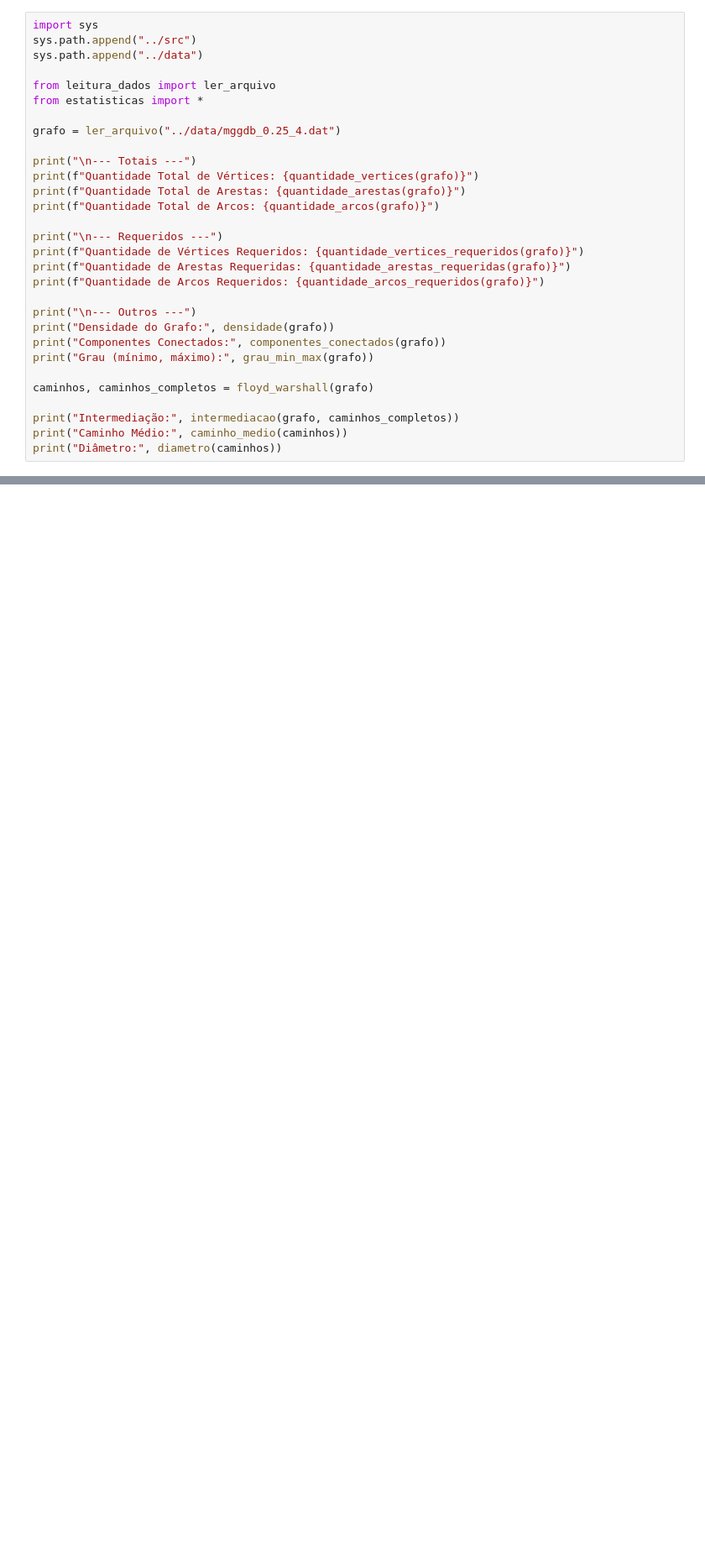
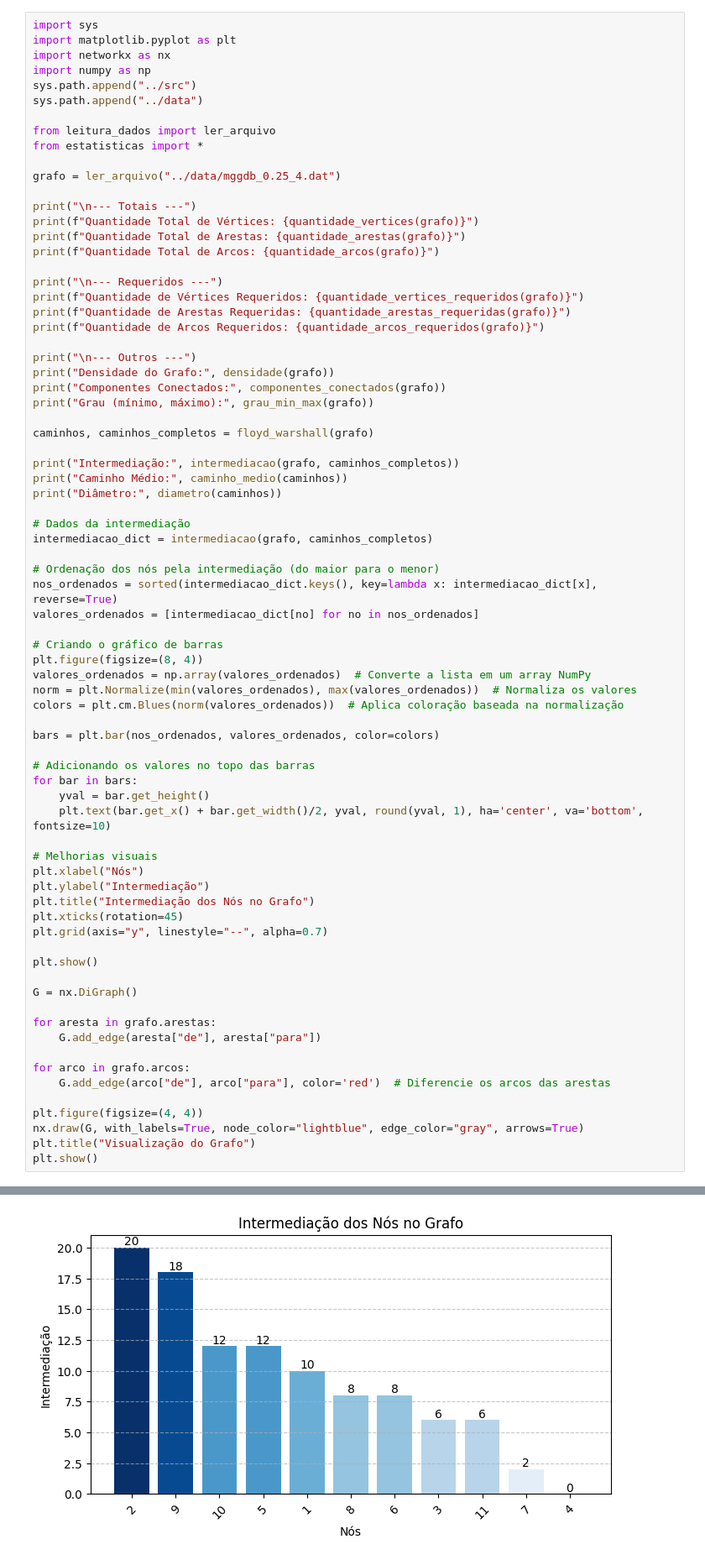
Before and after one commit to markin-silva/trab_grafos, a Jupyter notebook: notebooks/visualizacao.ipynb, the cells around one changed output, grey strips where cells are left out. Shown: that part at 84% size. Saved outputs shown, nothing was run; the diff lists cells and outputs as text; blank space fills up the shorter version.

Commit message:
fix: melhoria de visualização

```diff
--- a/notebooks/visualizacao.ipynb
+++ b/notebooks/visualizacao.ipynb
@@ -1,5 +1,8 @@
 # %%
 import sys
+import matplotlib.pyplot as plt
+import networkx as nx
+import numpy as np
 sys.path.append("../src")
 sys.path.append("../data")
 
@@ -28,5 +31,47 @@ caminhos, caminhos_completos = floyd_warshall(grafo)
 print("Intermediação:", intermediacao(grafo, caminhos_completos))
 print("Caminho Médio:", caminho_medio(caminhos))
 print("Diâmetro:", diametro(caminhos))
+
+# Dados da intermediação
+intermediacao_dict = intermediacao(grafo, caminhos_completos)
+
+# Ordenação dos nós pela intermediação (do maior para o menor)
+nos_ordenados = sorted(intermediacao_dict.keys(), key=lambda x: intermediacao_dict[x], reverse=True)
+valores_ordenados = [intermediacao_dict[no] for no in nos_ordenados]
+
+# Criando o gráfico de barras
+plt.figure(figsize=(8, 4))
+valores_ordenados = np.array(valores_ordenados)  # Converte a lista em um array NumPy
+norm = plt.Normalize(min(valores_ordenados), max(valores_ordenados))  # Normaliza os valores
+colors = plt.cm.Blues(norm(valores_ordenados))  # Aplica coloração baseada na normalização
+
+bars = plt.bar(nos_ordenados, valores_ordenados, color=colors)
+
+# Adicionando os valores no topo das barras
+for bar in bars:
+    yval = bar.get_height()
+    plt.text(bar.get_x() + bar.get_width()/2, yval, round(yval, 1), ha='center', va='bottom', fontsize=10)
+
+# Melhorias visuais
+plt.xlabel("Nós")
+plt.ylabel("Intermediação")
+plt.title("Intermediação dos Nós no Grafo")
+plt.xticks(rotation=45)
+plt.grid(axis="y", linestyle="--", alpha=0.7)
+
+plt.show()
+
+G = nx.DiGraph()
+
+for aresta in grafo.arestas:
+    G.add_edge(aresta["de"], aresta["para"])
+
+for arco in grafo.arcos:
+    G.add_edge(arco["de"], arco["para"], color='red')  # Diferencie os arcos das arestas
+
+plt.figure(figsize=(4, 4))
+nx.draw(G, with_labels=True, node_color="lightblue", edge_color="gray", arrows=True)
+plt.title("Visualização do Grafo")
+plt.show()
 # %% [output]
 --- Totais ---
@@ -47,2 +92,3 @@ Intermediação: {'N3': 0, 'N7': 0, 'N8': 0, 'N9': 0, '1': 12, '10': 14, '2': 20
 Caminho Médio: 19.89090909090909
 Diâmetro: 36
+[figure, added]
```
Also changed, not shown: parts of 1 cell of this notebook, 2 other files.
